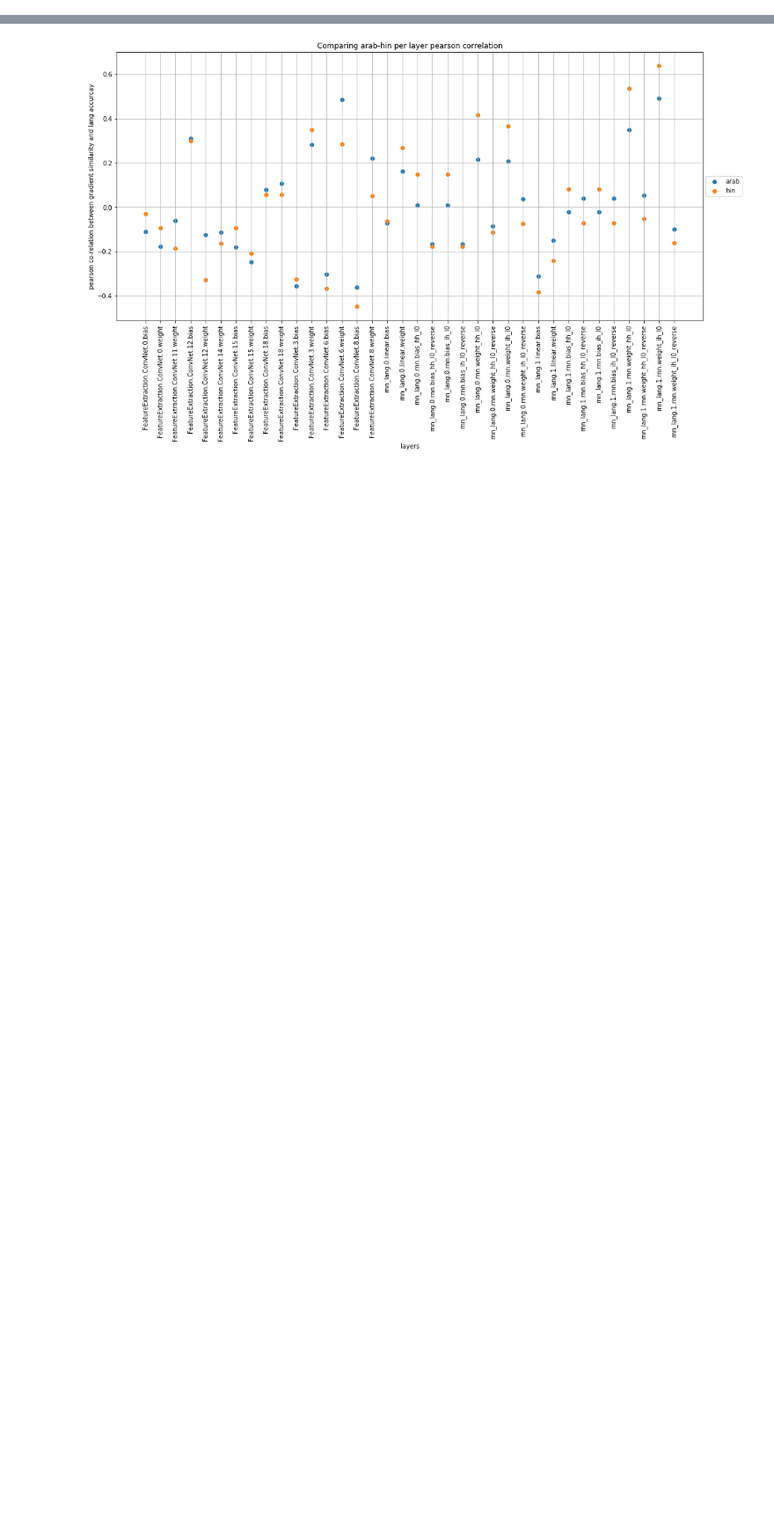
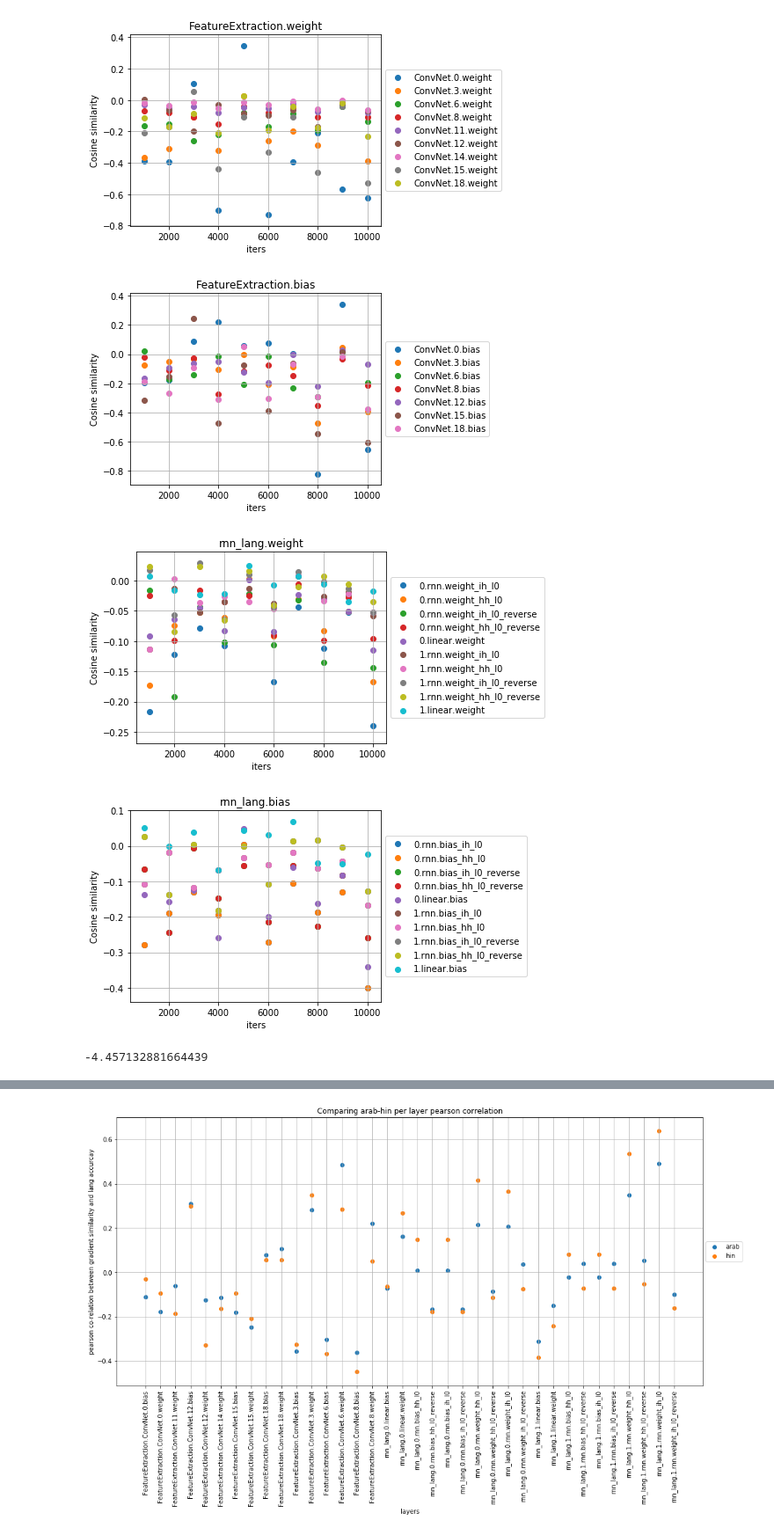
Before and after one commit to rahzaazhar/PAN-PSEnet, a Jupyter notebook: Recognition/GradViz.ipynb, the cells around one changed output, grey strips where cells are left out. Shown at 88% size. Saved outputs shown, nothing was run; the diff lists cells and outputs as text; code cells hidden in the pictures; blank space fills up the shorter version.

```diff
--- a/Recognition/GradViz.ipynb
+++ b/Recognition/GradViz.ipynb
@@ -5,3 +5,23 @@ import numpy as np
 from scipy.stats.stats import pearsonr
 import seaborn
 import cv2
+# %%
+def plot_grad_sim(x, sims, module, para):
+    fig, ax = plt.subplots()
+    #fig.suptitle(module+para)
+    xp = np.array(x)
+    for name,sim in sims.items():
+        if module in name and para in name:
+            sim = np.array(sim)
+            name = name.replace(module,'')
+            plt.scatter(xp, sim, label=name)
+    box = ax.get_position()
+    ax.set_position([box.x0, box.y0, box.width * 0.85, box.height])
+    ax.set_title(module+para)
+    #ax.legend(loc='upper right')
+    ax.legend(loc='center left', bbox_to_anchor=(1, 0.5))
+    ax.set_xlabel('iters')
+    ax.set_ylabel('Cosine similarity')
+    ax.grid(True)
+    plt.show()
+    #fig.savefig(opt.save_path+'/{}{}_gradSim.png'.format(module,para))
@@ -13,6 +43,11 @@ def compute_per_layer_pearsonc(grad_sim,acc1,acc2):
         p_task1[name]=pearsonr(np.array(acc1),np.array(sim_value))[0]
         p_task2[name]=pearsonr(np.array(acc2),np.array(sim_value))[0]
     return p_task1, p_task2
+# %%
+def multiplot(x,sims):
+    for module in ['FeatureExtraction.','rnn_lang.']:
+        for para in ['weight','bias']:
+            plot_grad_sim(x,sims,module,para)
 # %%
 def plot_pearsonc(p_task1,lang1,p_task2,lang2):
     labels = p_task1.keys()
@@ -53,6 +93,8 @@ acc_AH_H = [7.526,19.898,28.827,32.398,33.418,34.184,36.990,38.138,39.668,39.031
 dumpAB = torch.load('gradinfo_AB.pth')
 dumpBH = torch.load('gradinfo_BH.pth')
 dumpAH = torch.load('gradinfo_AH.pth')
-grad_sims = dumpAB['grad_sims']
-grad_sims1 = dumpBH['grad_sims']
+grad_sims_AB = dumpAB['grad_sims']
+grad_sims_BH = dumpBH['grad_sims']
 grad_sims_AH = dumpAH['grad_sims']
+x = dumpAB['iter']
+#grad_sims_AB
@@ -134,2 +126,20 @@ plt.show()
+# %%
+multiplot(x,grad_sims_AH)
+# %% [output]
+[figure, added]
+[figure, added]
+[figure, added]
+[figure, added]
+# %%
+metric1 = 0.0
+#for name, value in grad_sims_BH.items():
+#    l = grad_sims_BH[name]
+#   l = sum(l)/len(l)
+#    grad_sims_BH[name] = l
+for name, value in grad_sims_BH.items():
+    metric1 += value
+print(metric1)
+# %% [output]
+-4.457132881664439
 # %%
 p_AH_A, p_AH_H = compute_per_layer_pearsonc(grad_sims_AH,acc_AH_A,acc_AH_H)
```
Also changed, not shown: parts of 35 cells of this notebook.
